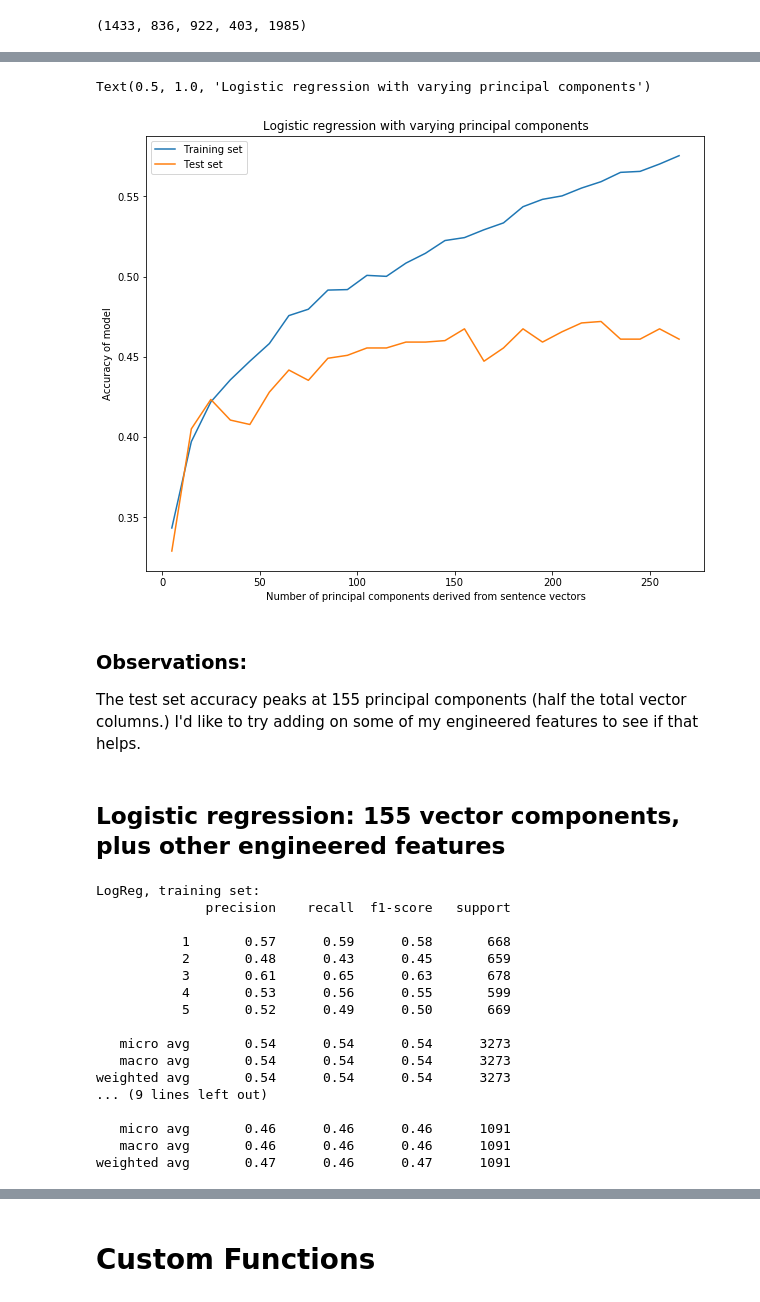
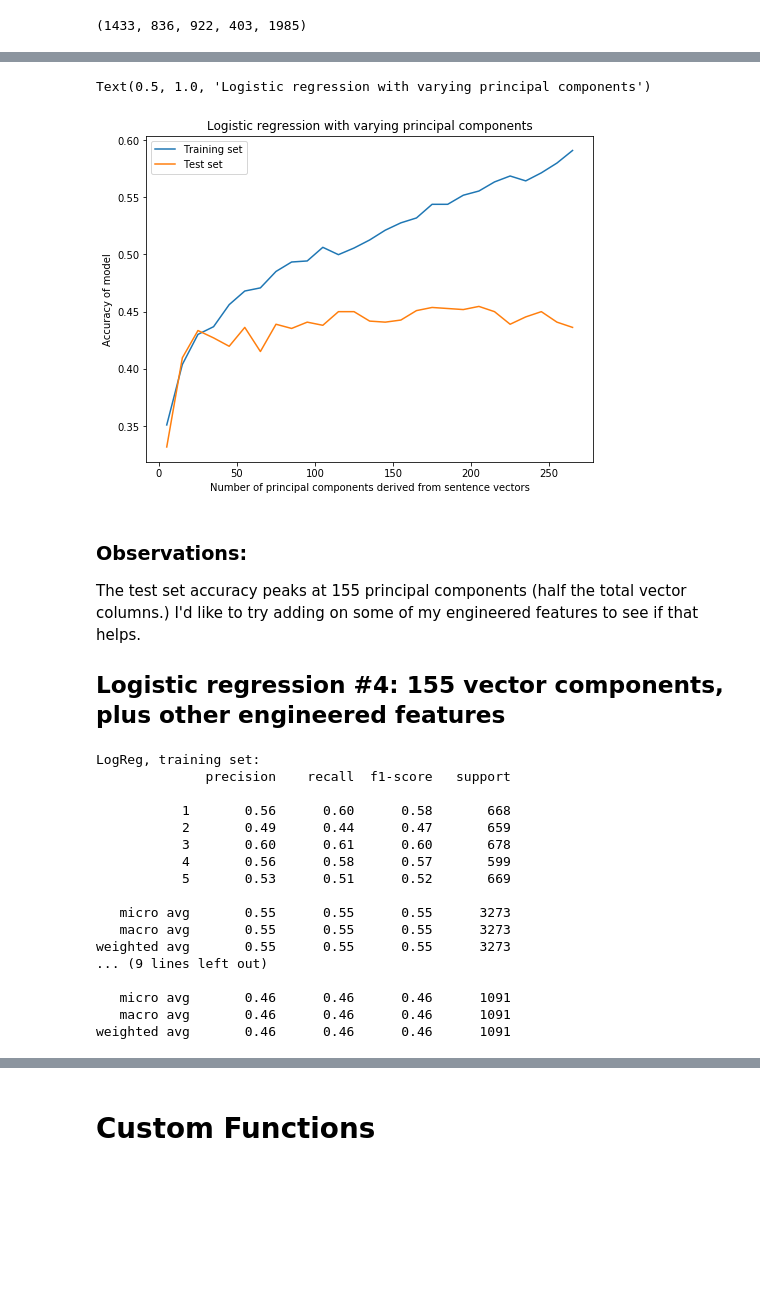
Before and after one commit to ssrosa/dsc-4-final-project-online-ds-pt-100118, a Jupyter notebook: student.ipynb, the cells around one changed output, grey strips where cells are left out. Saved outputs shown, nothing was run; the diff lists cells and outputs as text; code cells hidden in the pictures; blank space fills up the shorter version.

Commit message:
Notebook complete. May add text at the begining to describe chapter differences.

```diff
--- a/student.ipynb
+++ b/student.ipynb
@@ -341,20 +364,11 @@ Wakka wakka!
 # %%
-#First look at sentence vectors, not normalized
-sv_df = sv_df1[['tokens', 'mean_vector', 'label']].append([
-                                                    sv_df1[['tokens', 'mean_vector', 'label']],
-                                                    sv_df1[['tokens', 'mean_vector', 'label']],
-                                                    sv_df1[['tokens', 'mean_vector', 'label']],
-                                                    sv_df1[['tokens', 'mean_vector', 'label']]
-                                                    ], ignore_index = True)
-#Rename columns to work with pca function
-sv_df1.rename({'mean_vector': 'vector', 'tokens': 'token'}, axis = 1, inplace = True)
-#Get PCA for this df
-df_pca = do_pca(df)
+#Get 3D PCA for this df
+pca_df = do_pca(sv_df)
 
 xyz = [-3, 4, -2.5, 2, -3, 3]
-title = 'Sentence vectors by chapter (not normalized)'
+title = 'Sentence vectors by chapter'
 plot_list = [{1: 'red', 2: 'orange', 3: 'yellow', 4: 'green', 5: 'purple'}]
 
 #Plot chapters together to see distribution of PCA in 3d
-plot_pca(df_pca, plot_list, xyz = xyz, figsize = (14,10),
+plot_pca(pca_df, plot_list, xyz = xyz, figsize = (14,10),
           legend = True, title = title)
@@ -502,13 +513,0 @@ Wakka wakka!
-# %%
-#Combine sentence vectors dfs into one
-columns = ['token', 'vector', 'label']
-sv_df = sv_df1[columns].append([sv_df2[columns], sv_df3[columns], sv_df4[columns], sv_df5[columns]],
-                             ignore_index = True)
-
-#Logistic regressio model
-X_train, X_test, y_train, y_test = prepare(sv_df, pca_components = 3,
-                                           normalize_vector = True,
-                                           features_to_norm = None,
-                                           other_features = None)
-
-lr(X_train, X_test, y_train, y_test)
@@ -649,11 +651,11 @@ Text(0.5, 1.0, 'Logistic regression with varying principal components')
 # %%
-fig = plt.figure(figsize = (10, 8))
+fig = plt.figure(figsize = (8, 6))
 plt.plot(components, train_scores, label = 'Training set')
 plt.plot(components, test_scores, label = 'Test set')
 plt.xlabel('Number of principal components derived from sentence vectors')
 plt.ylabel('Accuracy of model')
 plt.legend()
 plt.title('Logistic regression with varying principal components')
 # %% [output]
 Text(0.5, 1.0, 'Logistic regression with varying principal components')
-[figure, old version]
+[figure, new version]
@@ -661,8 +666,8 @@ Text(0.5, 1.0, 'Logistic regression with varying principal components')
 ### Observations:
 
 The test set accuracy peaks at 155 principal components (half the total vector columns.) I'd like to try adding on some of my engineered features to see if that helps.
+
+## Logistic regression #4: 155 vector components, plus other engineered features
-# %% [markdown]
-## Logistic regression: 155 vector components, plus other engineered features
 # %%
 #Combine sentence vectors dfs into one
 columns = ['char_count', 'mean_token_len', 'token_count', 'vector', 'label']
@@ -682,17 +687,17 @@ train_score, test_score = lr(X_train, X_test, y_train, y_test)
 LogReg, training set:
               precision    recall  f1-score   support
 
-           1       0.57      0.59      0.58       668
-           2       0.48      0.43      0.45       659
-           3       0.61      0.65      0.63       678
-           4       0.53      0.56      0.55       599
-           5       0.52      0.49      0.50       669
+           1       0.56      0.60      0.58       668
+           2       0.49      0.44      0.47       659
+           3       0.60      0.61      0.60       678
+           4       0.56      0.58      0.57       599
+           5       0.53      0.51      0.52       669
 
-   micro avg       0.54      0.54      0.54      3273
-   macro avg       0.54      0.54      0.54      3273
-weighted avg       0.54      0.54      0.54      3273
+   micro avg       0.55      0.55      0.55      3273
+   macro avg       0.55      0.55      0.55      3273
+weighted avg       0.55      0.55      0.55      3273
 ... (9 lines left out)
 
    micro avg       0.46      0.46      0.46      1091
    macro avg       0.46      0.46      0.46      1091
-weighted avg       0.47      0.46      0.47      1091
+weighted avg       0.46      0.46      0.46      1091
```
Also changed, not shown: parts of 191 cells of this notebook.
